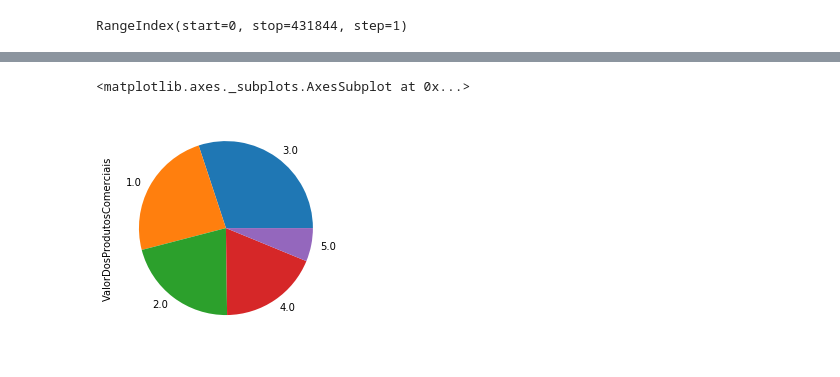
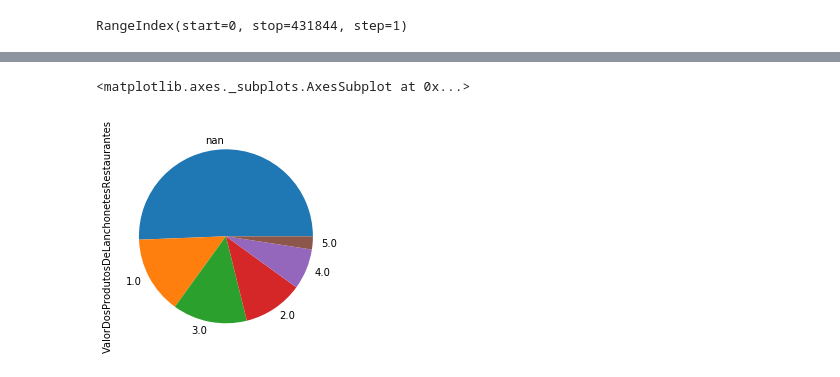
Before and after one commit to LeniceMirian/CAP394, a Jupyter notebook: Operating Performance_Airport Commercial Indicators.ipynb, the cells around one changed output, grey strips where cells are left out. Cells and saved outputs as stored; diff of their text form; code cells hidden in the pictures.

Commit message:
Update Operating Performance_Airport Commercial Indicators.ipynb
Formatting the dataframe.

```diff
--- a/Operating Performance_Airport Commercial Indicators.ipynb
+++ b/Operating Performance_Airport Commercial Indicators.ipynb
@@ -239,0 +154,20 @@ Name: ValorDosProdutosComerciais, dtype: int64
+# %%
+#Removing Columns
+newdf = df.drop(['FormaDeCheckin','Nova Coluna', 'SiglaAeroporto', 'MesDaColeta', 'HorarioDoInicioDaColeta', 'Linha',
+                 'HorarioDoFimDaColeta', 'TipoDeTransporteParaOAeroporto', 'MeioDeTransportePublicoUtilizado',
+                 'OutroMeioDeTransportePublicoUtilizado', 'DisponibilidadeDeCarrinhosDeBagagem', 'DisponibilidadeDeMeioFio',
+                 'TempoDeFilaNaInspecaoDeSegurança', 'RigorNaInspecaoDeSeguranca','CordialidadeDosFuncionariosDaInspecaoDeSeguranca',
+                'FacilidadeDeEncontrarOCaminhoNoAeroporto', 'PaineisDeInformacaoDeVoo','DistanciaCaminhadaNoTerminalDePassageiros',
+                 'CordialidadeDosFuncionariosDoAeroporto','DisponibilidadeDeTomadas','QualidadeDaInternetWiFi','DisponibilidadeDeSanitarios',
+                'LimpezaDosSanitarios', 'DisponibilidadeDeAssentosNaSalaDeEmbarque','SensacaoDeProtecaoESeguranca','LimpezaGeralDoAeroporto',
+                 'DataAtualizacao', 'InformacaoNasEsteirasDeRestituicaoDeBagagem', 'InstalacoesDeEstacionamentoDeVeiculos',
+                 'CustoDoEstacionamento', 'DisponibilidadeDeBancosCaixasEletronicosCasasDeCambio',  'QualidadeSalaVip',
+                 'TempoDeFilaNoCheckinAutoatendimento', 'TempoDeFilaNoCheckinGuiche','EficienciaDosFuncionariosDoCheckin',
+                 'CordialidadeDosFuncionariosDoCheckin','FacilidadeParaRealizarConexoes', 'VelocidadeDaRestituicaoDeBagagem',
+                 'IntegridadeDaBagagem', 'TempoDeFilaNaEmigracao','CordialidadeDosFuncionariosDaEmigracao', 'TempoDeFilaNaImigracao',
+                 'CordialidadeDosFuncionariosDaImigracao', 'TempoDeFilaDaAduana', 'CordialidadeDoFuncionarioDaAduana', 'TransportePublico',
+                 'DisponibilidadeDeTaxi', 'SatisfacaoGeralDoAeroporto','ConfiabilidadeDaInspecaoDeSeguranca',
+                 'DisponibilidadeDeVagasNoEstacionamentoDeVeiculos','QualidadeDaInformacaoPrestadaPelaCiaAerea',
+                 'QualidadeDaAcessibilidadeDoAeroporto','DisponibilidadeDeVagasReservadasNoEstacionamento',
+                 'DisponibilidadeDeAssentosReservadosParaPessoasComCadeiraDeRodas','QualidadeDoMetodoDeDesembarque'], axis=1)
+newdf
@@ -240,5 +236,5 @@ Name: ValorDosProdutosComerciais, dtype: int64
 # %%
-df["ValorDosProdutosComerciais"].value_counts().plot.pie()
+newdf["ValorDosProdutosDeLanchonetesRestaurantes"].value_counts(dropna=False).plot.pie()
 # %% [output]
 <matplotlib.axes._subplots.AxesSubplot at 0x...>
-[figure, old version]
+[figure, new version]
```
Also changed, not shown: parts of 29 cells of this notebook.
